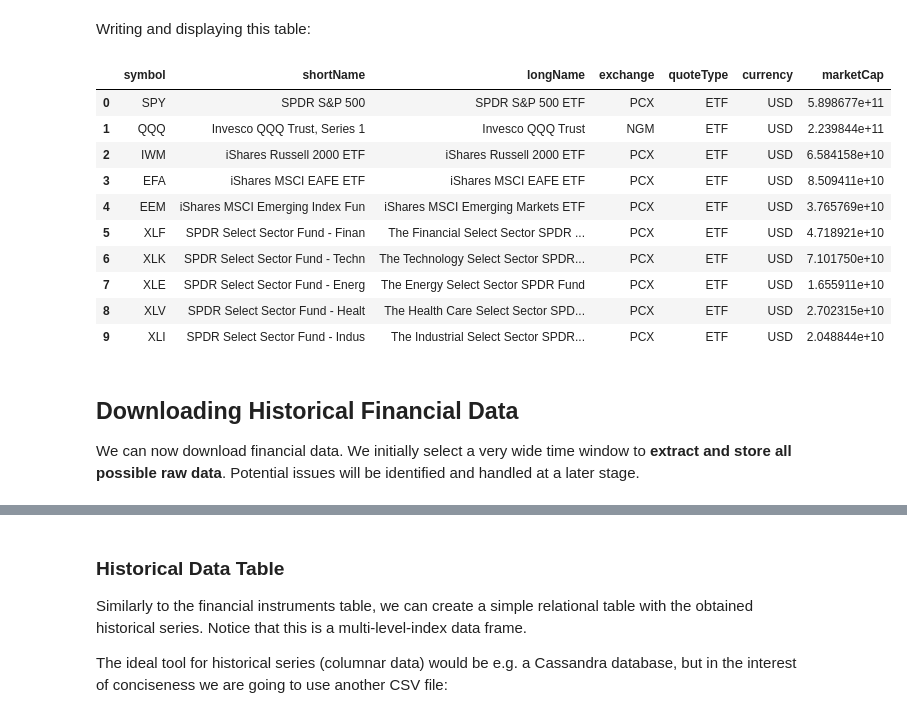
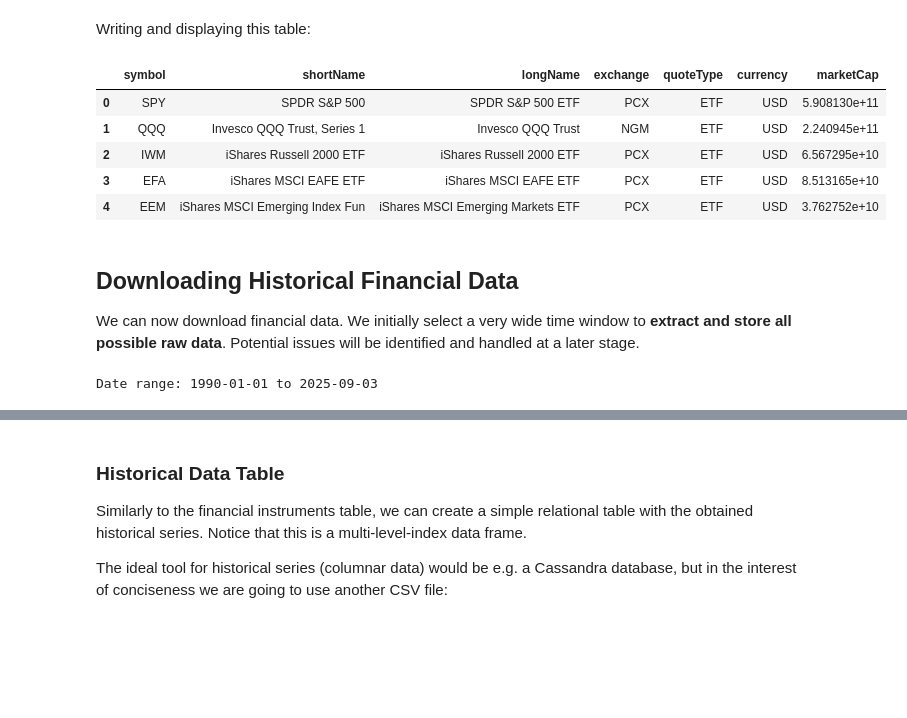
Before and after one commit to GabrieleDiCorato/finance-playground, a Jupyter notebook: notebooks/aida_homework1_etl.ipynb, the cells around one changed output, grey strips where cells are left out. Drawn from its saved outputs; the diff is of its cells as text; code cells hidden in the pictures; blank space fills up the shorter version.

```diff
--- a/notebooks/aida_homework1_etl.ipynb
+++ b/notebooks/aida_homework1_etl.ipynb
@@ -80,6 +81,7 @@ tickers_list = [
     "IWM",  # iShares Russell 2000 ETF (US Small Cap)
     "EFA",  # iShares MSCI EAFE ETF (International Developed Markets)
     "EEM",  # iShares MSCI Emerging Markets ETF (Emerging Markets)
+    "FXI",  # iShares China Large-Cap ETF (China A-Shares)
     # Sector ETFs
     "XLF",  # Financial Select Sector SPDR Fund
     "XLK",  # Technology Select Sector SPDR Fund
@@ -96,6 +98,9 @@ tickers_list = [
     # Risk & Currency
     "VIX",  # CBOE Volatility Index (Market Fear Gauge)
     "UUP",  # Invesco DB US Dollar Index Bullish Fund (US Dollar Strength)
+    "EURUSD=X",  # Euro/US Dollar
+    "JPYUSD=X",  # Japanese Yen/US Dollar
+    "^XDE", # Euro Currency Index
 ]
 tickers = [yf.Ticker(ticker_str) for ticker_str in tickers_list]
 # %% [markdown]
@@ -112,7 +117,7 @@ for i, ticker_obj in enumerate(tickers):
         info = ticker_obj.get_info()
         ticker_infos[tickers_list[i]] = info
         # Small delay to avoid rate limiting
-        time.sleep(0.3)
+        time.sleep(0.1)
     except Exception as e:
         print(f"Error fetching {tickers_list[i]}: {str(e)}")
         # Continue with next ticker even if one fails
@@ -129,43 +134,42 @@ Writing and displaying this table:
 # %%
 portfolio_info_df["symbol"] = portfolio_info_df.index
 portfolio_info_df.reset_index(drop=True, inplace=True)
 
 # Write portfolio to file
 portfolio_info_df.to_csv("../data/portfolio_info.csv")
 
 # Display basic information about our portfolio
 key_columns = [
     "symbol",
     "shortName",
     "longName",
     "exchange",
     "quoteType",
     "currency",
     "marketCap",
 ]
 available_columns = [col for col in key_columns if col in portfolio_info_df.columns]
 
-portfolio_info_df[available_columns].head(10)
+portfolio_info_df[available_columns].head()
 # %% [output]
 |  | symbol | shortName | longName | exchange | quoteType | currency | marketCap |
-| 0 | SPY | SPDR S&P 500 | SPDR S&P 500 ETF | PCX | ETF | USD | 5.898677e+11 |
-| 1 | QQQ | Invesco QQQ Trust, Series 1 | Invesco QQQ Trust | NGM | ETF | USD | 2.239844e+11 |
-| 2 | IWM | iShares Russell 2000 ETF | iShares Russell 2000 ETF | PCX | ETF | USD | 6.584158e+10 |
-| 3 | EFA | iShares MSCI EAFE ETF | iShares MSCI EAFE ETF | PCX | ETF | USD | 8.509411e+10 |
-| 4 | EEM | iShares MSCI Emerging Index Fun | iShares MSCI Emerging Markets ETF | PCX | ETF | USD | 3.765769e+10 |
-| 5 | XLF | SPDR Select Sector Fund - Finan | The Financial Select Sector SPDR ... | PCX | ETF | USD | 4.718921e+10 |
-| 6 | XLK | SPDR Select Sector Fund - Techn | The Technology Select Sector SPDR... | PCX | ETF | USD | 7.101750e+10 |
-| 7 | XLE | SPDR Select Sector Fund - Energ | The Energy Select Sector SPDR Fund | PCX | ETF | USD | 1.655911e+10 |
-| 8 | XLV | SPDR Select Sector Fund - Healt | The Health Care Select Sector SPD... | PCX | ETF | USD | 2.702315e+10 |
-| 9 | XLI | SPDR Select Sector Fund - Indus | The Industrial Select Sector SPDR... | PCX | ETF | USD | 2.048844e+10 |
+| 0 | SPY | SPDR S&P 500 | SPDR S&P 500 ETF | PCX | ETF | USD | 5.908130e+11 |
+| 1 | QQQ | Invesco QQQ Trust, Series 1 | Invesco QQQ Trust | NGM | ETF | USD | 2.240945e+11 |
+| 2 | IWM | iShares Russell 2000 ETF | iShares Russell 2000 ETF | PCX | ETF | USD | 6.567295e+10 |
+| 3 | EFA | iShares MSCI EAFE ETF | iShares MSCI EAFE ETF | PCX | ETF | USD | 8.513165e+10 |
+| 4 | EEM | iShares MSCI Emerging Index Fun | iShares MSCI Emerging Markets ETF | PCX | ETF | USD | 3.762752e+10 |
 # %% [markdown]
 ## Downloading Historical Financial Data
 
 We can now download financial data. We initially select a very wide time window to **extract and store all possible raw data**. Potential issues will be identified and handled at a later stage.
 # %%
-# Download historical data for all portfolio tickers (1990-2024)
+# Download historical data for all portfolio tickers (1990-today)
 start_date = "1990-01-01"
-end_date = "2024-12-31"
+end_date = datetime.now().strftime("%Y-%m-%d")
+
+print(f"Date range: {start_date} to {end_date}")
+# %% [output]
+Date range: 1990-01-01 to 2025-09-03
 # %%
 print(f"Downloading historical data from {start_date} to {end_date}...")
 
```
Also changed, not shown: parts of 19 cells of this notebook.
